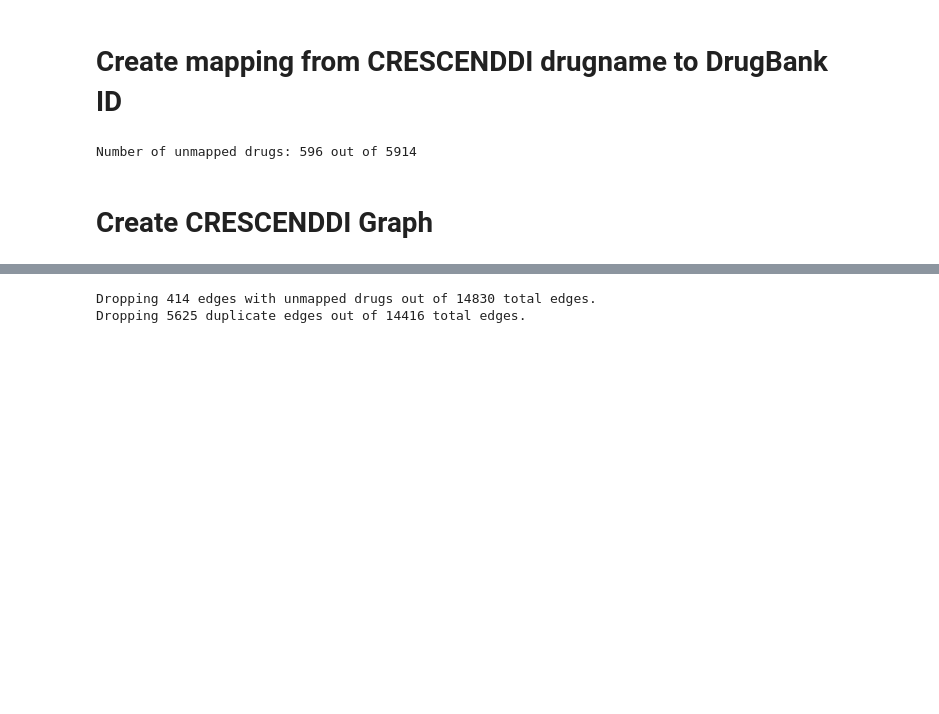
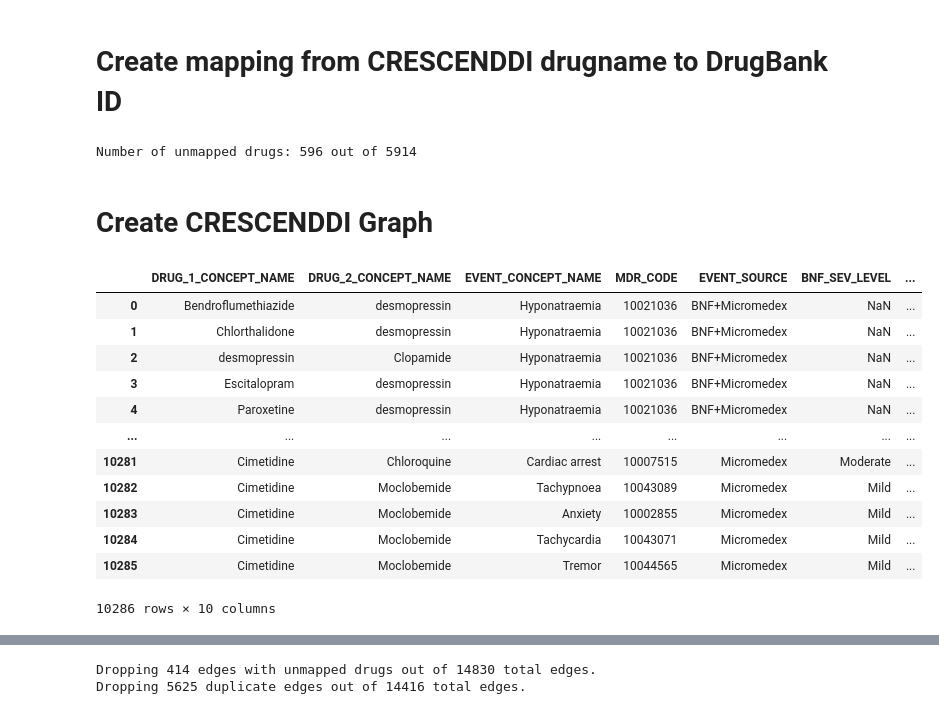
Before and after one commit to lgiobbi/DDI_with_ML, a Jupyter notebook: data_preparation/create_CRESCENDDI_graph.ipynb, the cells around one changed output, grey strips where cells are left out. Saved outputs shown, nothing was run; the diff lists cells and outputs as text; code cells hidden in the pictures; blank space fills up the shorter version.

```diff
--- a/data_preparation/create_CRESCENDDI_graph.ipynb
+++ b/data_preparation/create_CRESCENDDI_graph.ipynb
@@ -56,3 +56,20 @@ name_to_id = map_drug_names_to_ids(mapping_path, drugbank_emb_path, write_output
 Number of unmapped drugs: 596 out of 5914
 # %% [markdown]
 # Create CRESCENDDI Graph
+# %%
+pos_df = pd.read_excel("/data/giobbi/CRESCENDDI/Data Record 1 - Positive Controls.xlsx")
+pos_df
+# %% [output]
+|  | DRUG_1_CONCEPT_NAME | DRUG_2_CONCEPT_NAME | EVENT_CONCEPT_NAME | MDR_CODE | EVENT_SOURCE | BNF_SEV_LEVEL | ... |
+| 0 | Bendroflumethiazide | desmopressin | Hyponatraemia | 10021036 | BNF+Micromedex | NaN | ... |
+| 1 | Chlorthalidone | desmopressin | Hyponatraemia | 10021036 | BNF+Micromedex | NaN | ... |
+| 2 | desmopressin | Clopamide | Hyponatraemia | 10021036 | BNF+Micromedex | NaN | ... |
+| 3 | Escitalopram | desmopressin | Hyponatraemia | 10021036 | BNF+Micromedex | NaN | ... |
+| 4 | Paroxetine | desmopressin | Hyponatraemia | 10021036 | BNF+Micromedex | NaN | ... |
+| ... | ... | ... | ... | ... | ... | ... | ... |
+| 10281 | Cimetidine | Chloroquine | Cardiac arrest | 10007515 | Micromedex | Moderate | ... |
+| 10282 | Cimetidine | Moclobemide | Tachypnoea | 10043089 | Micromedex | Mild | ... |
+| 10283 | Cimetidine | Moclobemide | Anxiety | 10002855 | Micromedex | Mild | ... |
+| 10284 | Cimetidine | Moclobemide | Tachycardia | 10043071 | Micromedex | Mild | ... |
+| 10285 | Cimetidine | Moclobemide | Tremor | 10044565 | Micromedex | Mild | ... |
+10286 rows × 10 columns
```
Also changed, not shown: parts of 2 cells of this notebook, 6 other files.
